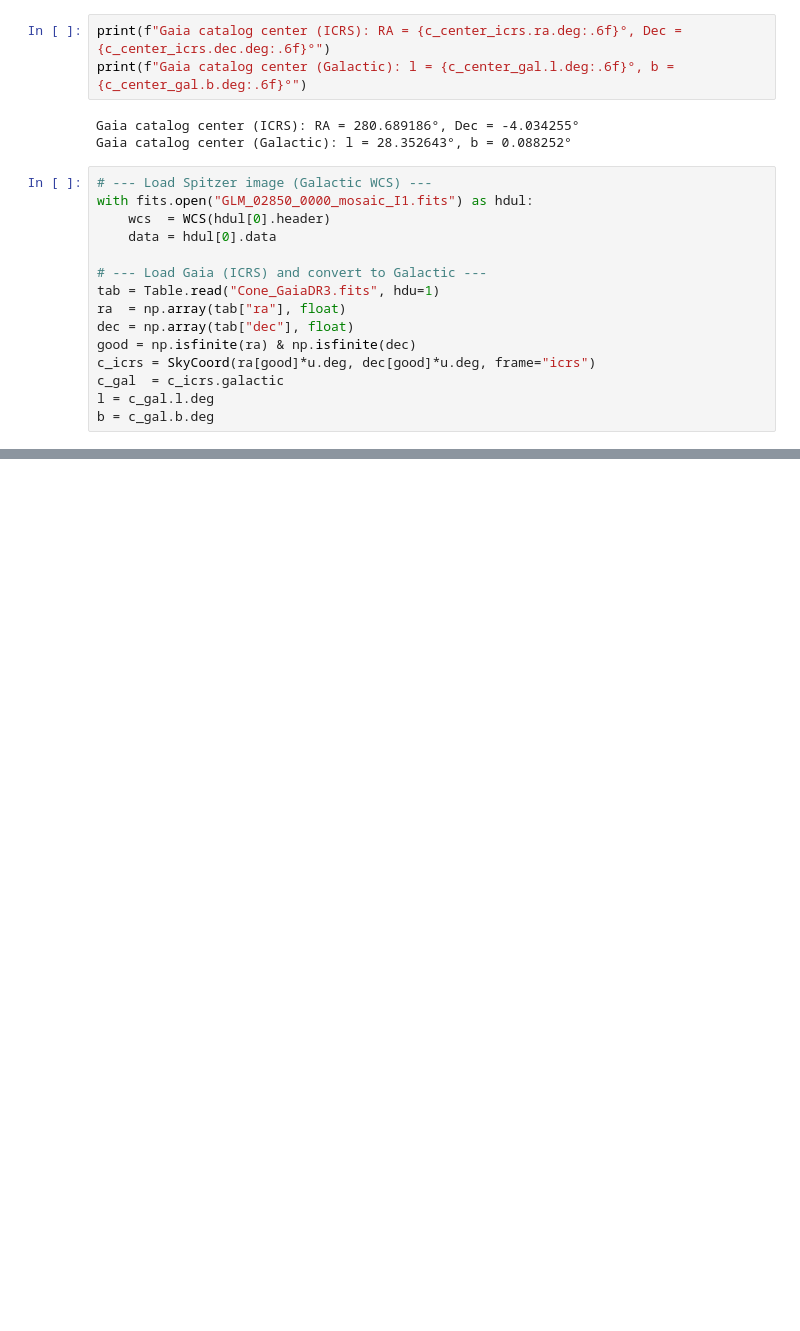
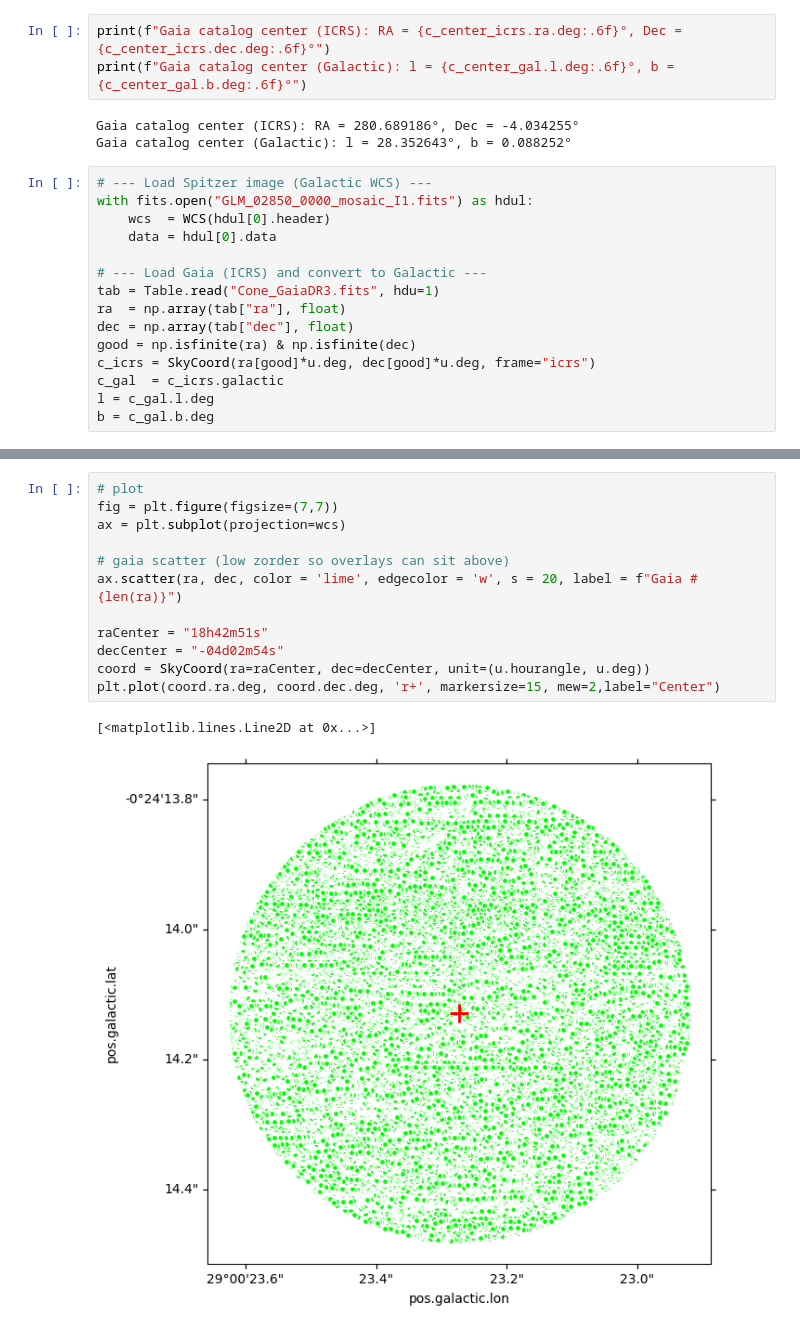
Before and after one commit to sxy6fs/G28.37-Star-Formation, a Jupyter notebook: GaiaOverlay_G28.37.ipynb, the cells around one changed output, grey strips where cells are left out. Cells and saved outputs as stored; diff of their text form; blank space fills up the shorter version.

```diff
--- a/GaiaOverlay_G28.37.ipynb
+++ b/GaiaOverlay_G28.37.ipynb
@@ -110,0 +146,15 @@ plt.tight_layout(); plt.show()
+# %%
+# plot
+fig = plt.figure(figsize=(7,7))
+ax = plt.subplot(projection=wcs)
+
+# gaia scatter (low zorder so overlays can sit above)
+ax.scatter(ra, dec, color = 'lime', edgecolor = 'w', s = 20, label = f"Gaia #{len(ra)}")
+
+raCenter = "18h42m51s"
+decCenter = "-04d02m54s"
+coord = SkyCoord(ra=raCenter, dec=decCenter, unit=(u.hourangle, u.deg))
+plt.plot(coord.ra.deg, coord.dec.deg, 'r+', markersize=15, mew=2,label="Center")
+# %% [output]
+[<matplotlib.lines.Line2D at 0x...>]
+[figure, added]
```
Also changed, not shown: parts of 4 cells of this notebook.
